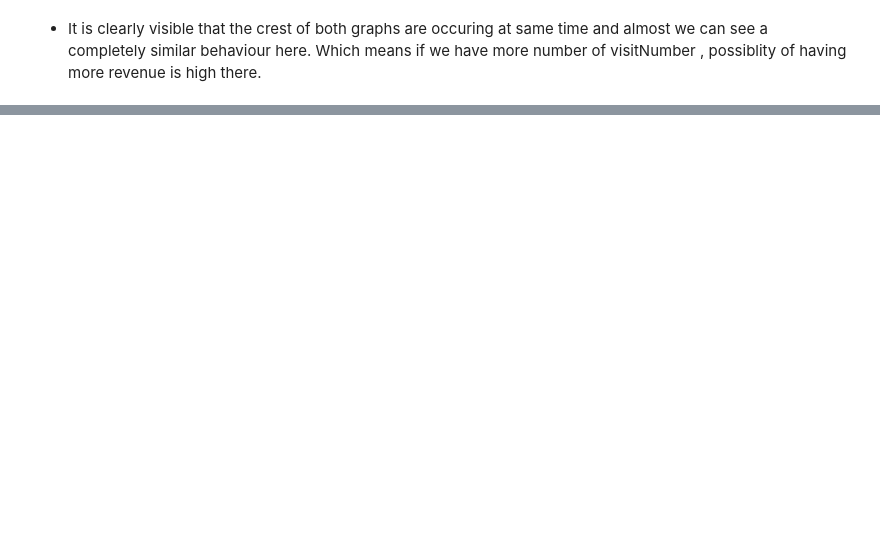
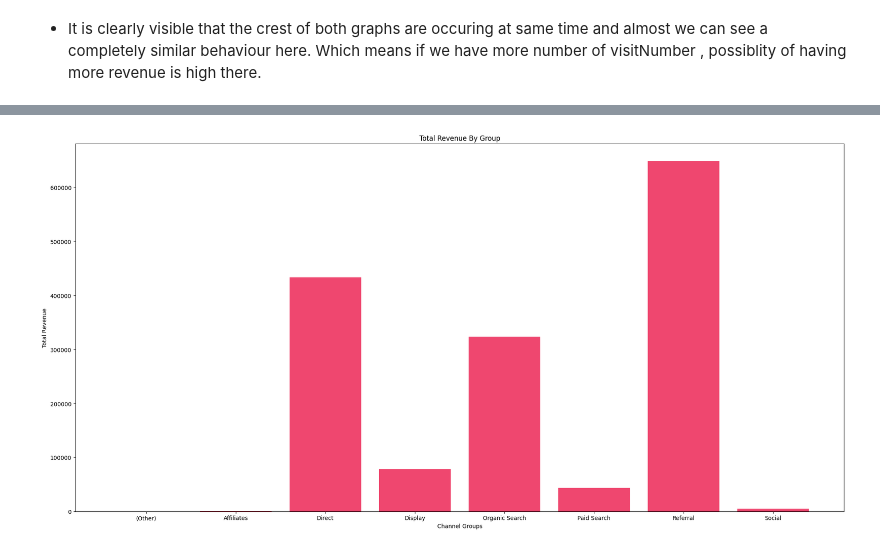
Before and after one commit to abhishekchauhanbyte/Data-Analysis-Cdp, a Jupyter notebook: Ecommerce_DA_project_latest.ipynb, the cells around one changed output, grey strips where cells are left out. Cells and saved outputs as stored; diff of their text form; code cells hidden in the pictures; blank space fills up the shorter version.

```diff
--- a/Ecommerce_DA_project_latest.ipynb
+++ b/Ecommerce_DA_project_latest.ipynb
@@ -400,0 +395,2 @@ Which means if we have more number of visitNumber , possiblity of having more re
+# %%
+channeled_grouped_df = resampled_df[['channelGrouping' , 'totals.transactionRevenue']].groupby('channelGrouping').sum().reset_index()
@@ -400,0 +406,16 @@ Which means if we have more number of visitNumber , possiblity of having more re
+# %%
+fig , ax1 = plt.subplots(figsize = (20,10))
+categories = channeled_grouped_df['channelGrouping']
+revenue = channeled_grouped_df['totals.transactionRevenue']
+
+
+ax1.set_xlabel('Channel Groups')
+ax1.set_ylabel('Total Revenue')
+ax1.bar(categories, revenue, color='#ef476f')
+plt.title('Total Revenue By Group')
+
+# Display the plot
+fig.tight_layout()
+plt.show()
+# %% [output]
+[figure, added]
```
Also changed, not shown: parts of 15 cells of this notebook.
